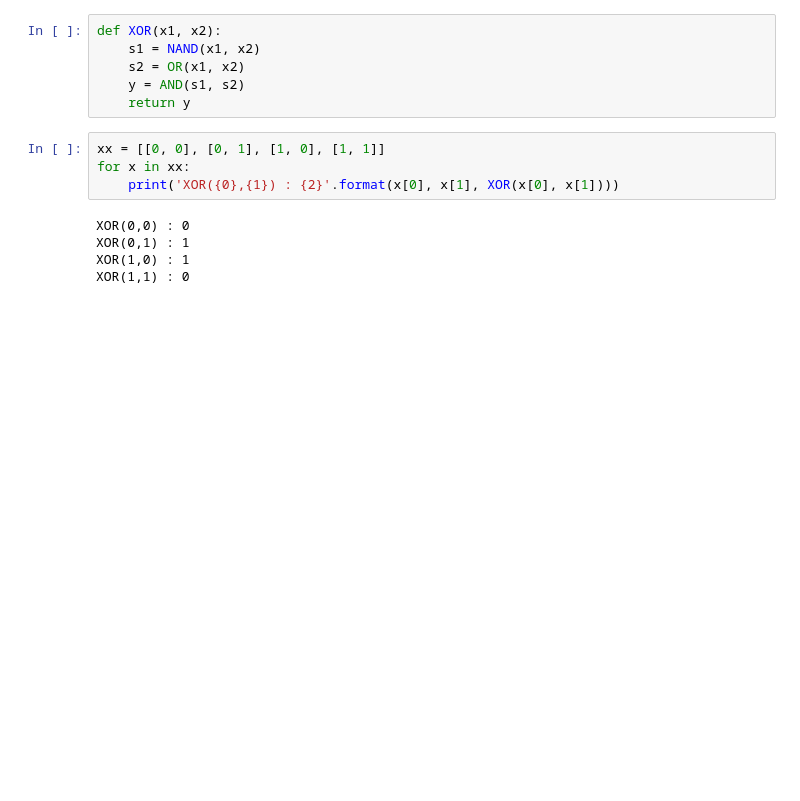
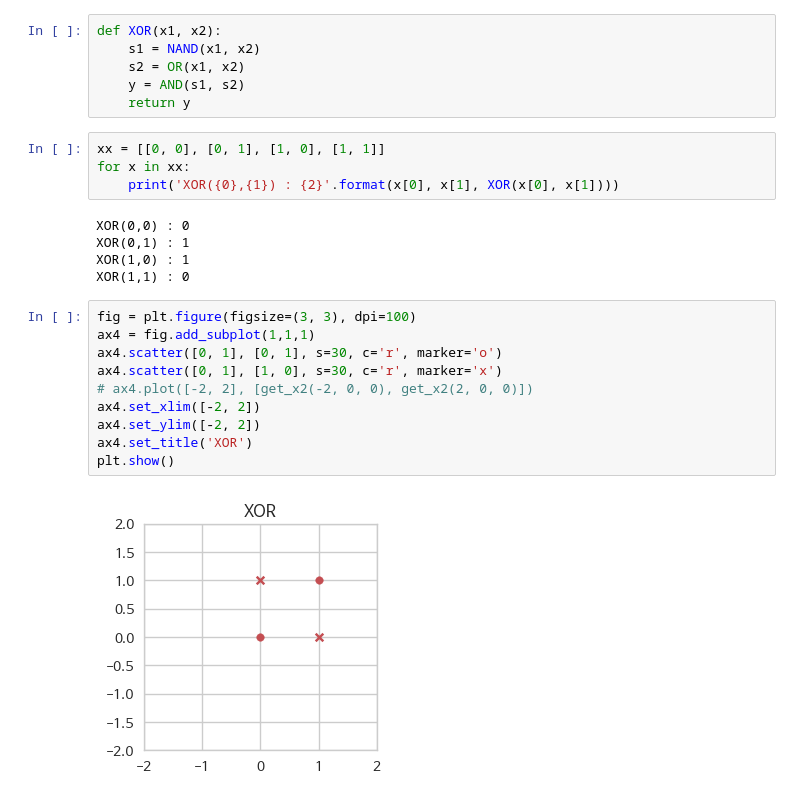
Before and after one commit to simonjisu/ML, a Jupyter notebook: Perceptron/Perceptron.ipynb, the cells around one changed output. Saved outputs shown, nothing was run; the diff lists cells and outputs as text; blank space fills up the shorter version.

```diff
--- a/Perceptron/Perceptron.ipynb
+++ b/Perceptron/Perceptron.ipynb
@@ -162,3 +162,15 @@ XOR(0,0) : 0
 XOR(0,1) : 1
 XOR(1,0) : 1
 XOR(1,1) : 0
+# %%
+fig = plt.figure(figsize=(3, 3), dpi=100)
+ax4 = fig.add_subplot(1,1,1)
+ax4.scatter([0, 1], [0, 1], s=30, c='r', marker='o')
+ax4.scatter([0, 1], [1, 0], s=30, c='r', marker='x')
+# ax4.plot([-2, 2], [get_x2(-2, 0, 0), get_x2(2, 0, 0)])
+ax4.set_xlim([-2, 2])
+ax4.set_ylim([-2, 2])
+ax4.set_title('XOR')
+plt.show()
+# %% [output]
+[figure, added]
```
Also changed, not shown: 5 other files.
